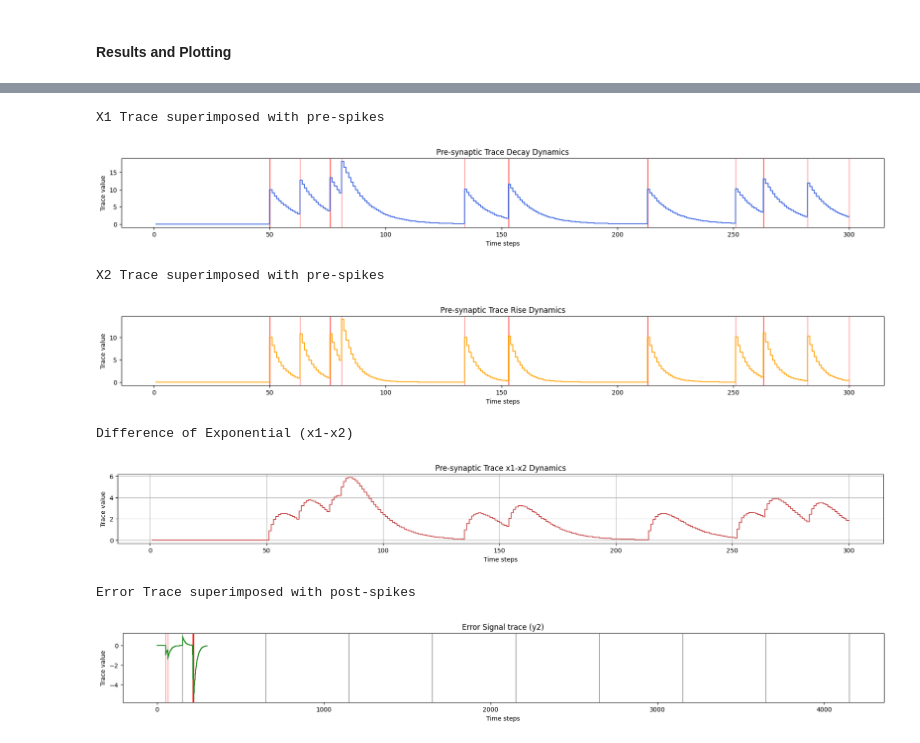
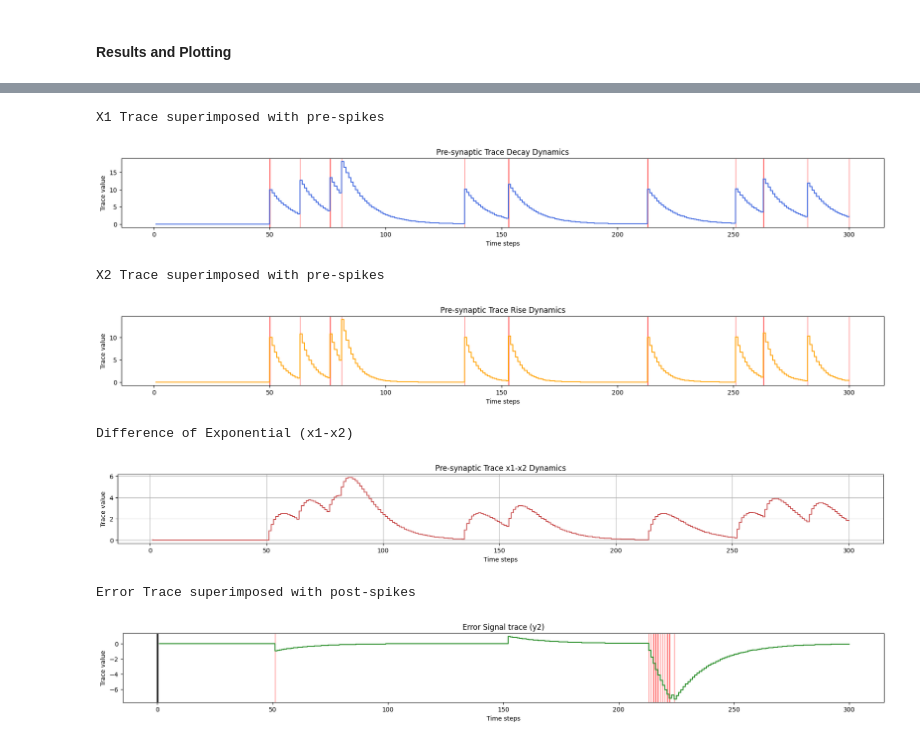
Before and after one commit to lava-nc/lava, a Jupyter notebook: tutorials/in_depth/three_factor_learning/tutorial11_SuperSpike_DoubleExponential.ipynb, the cells around one changed output, grey strips where cells are left out. Cells and saved outputs as stored; diff of their text form; code cells hidden in the pictures.

```diff
--- a/tutorials/in_depth/tutorial11_SuperSpike_DoubleExponential.ipynb
+++ b/tutorials/in_depth/three_factor_learning/tutorial11_SuperSpike_DoubleExponential.ipynb
@@ -211,35 +214,35 @@ plot_time_series_combo(time=time[0:300],
                        spikes=np.where(pre_spikes[0:300, 0])[0]+1
                        )
 
 print("Difference of Exponential (x1-x2)")
 x1_minus_x2 = pre_trace_decay - pre_trace_rise
 plot_time_series(time=time[0:300],
                  time_series=x1_minus_x2[0:300],
                  ylabel="Trace value",
                  title="Pre-synaptic Trace x1-x2 Dynamics",
                  figsize=(22, 2),
                  color='indianred')
 
 print("Error Trace superimposed with post-spikes")
 plot_time_series_combo(time=time[0:300],
                        time_series=y2_[0:300],
                        ylabel="Trace value",
                        title="Error Signal trace (y2)",
                        figsize=(22, 2),
                        colors=['forestgreen','red', 'black'],
                        spikes=np.where(post_spikes[0:300, 0])[0],
-                       spikes_target=np.where(np.tile(spikes_raster_post_target[0], num_rounds))[0],
+                       spikes_target=np.where(np.tile(spikes_raster_post_target[0:300], num_rounds))[0],
                        target=True
                        )
 # %% [output]
 X1 Trace superimposed with pre-spikes
 [figure]
 X2 Trace superimposed with pre-spikes
 [figure]
 Difference of Exponential (x1-x2)
 [figure]
 Error Trace superimposed with post-spikes
-[figure, old version]
+[figure, new version]
 # %%
 plot_time_series(time=time,
                  time_series=pre_trace_decay,
```
Also changed, not shown: parts of 5 cells of this notebook, 4 other files.
